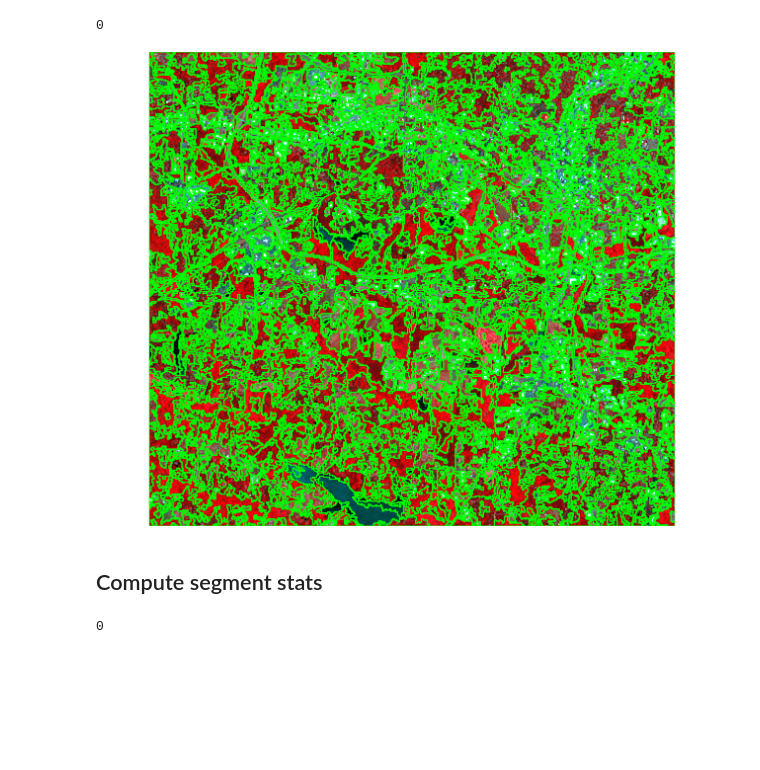
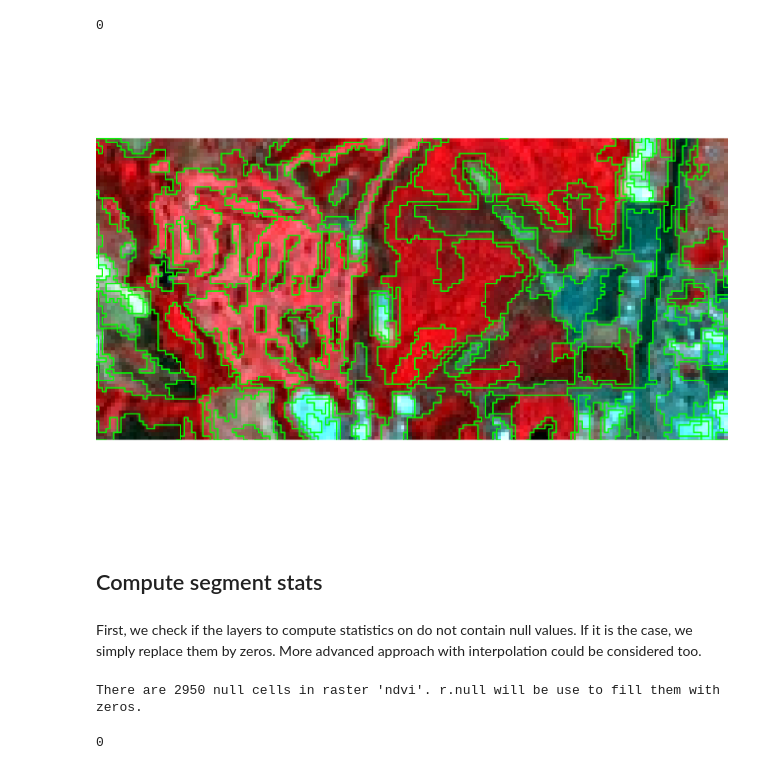
Before and after one commit to tgrippa/Demo_Docker_GRASS_R, a Jupyter notebook: JupyterNotebook/1_OBIA_processing.ipynb, the cells around one changed output. Cells and saved outputs as stored; diff of their text form; code cells hidden in the pictures; blank space fills up the shorter version.

```diff
--- a/JupyterNotebook/1_OBIA_processing.ipynb
+++ b/JupyterNotebook/1_OBIA_processing.ipynb
@@ -184,0 +220,11 @@ Image(filename="map.png")
+# %%
+# Apply histogram equalisation
+gscript.run_command('g.region', flags='d')
+gscript.run_command('i.colors.enhance', blue='lsat7_2002_10hpf', green='lsat7_2002_20hpf', red='lsat7_2002_30hpf')
+# Erase any display instance
+gscript.run_command('g.region', region='zoom2')
+gscript.run_command('d.erase')
+# Add the buffer layer to the display
+gscript.run_command('d.rgb', blue='lsat7_2002_10hpf', green='lsat7_2002_20hpf', red='lsat7_2002_30hpf')
+# Display
+Image(filename="map.png")
@@ -184,0 +233,11 @@ Image(filename="map.png")
+# %%
+# Apply histogram equalisation
+gscript.run_command('g.region', flags='d')
+gscript.run_command('i.colors.enhance', blue='lsat7_2002_10', green='lsat7_2002_20', red='lsat7_2002_30')
+# Erase any display instance
+gscript.run_command('g.region', region='zoom2')
+gscript.run_command('d.erase')
+# Add the buffer layer to the display
+gscript.run_command('d.rgb', blue='lsat7_2002_10', green='lsat7_2002_20', red='lsat7_2002_30')
+# Display
+Image(filename="map.png")
@@ -223,7 +277,7 @@ First, we will create a group of imagery for the segmentation. Two options are d
 # Create imagery group - Option A
 gscript.run_command('i.group',
                     group='vnir',
-                    input="lsat7_2002_10@PERMANENT,lsat7_2002_20@PERMANENT,lsat7_2002_30@PERMANENT,lsat7_2002_40@PERMANENT"
+                    input="lsat7_2002_10hpf,lsat7_2002_20hpf,lsat7_2002_30hpf,lsat7_2002_40hpf"
                    )
 # %% [output]
 0
@@ -248,7 +302,8 @@ gscript.run_command('g.remove', flags='f', type='group', name='vnir')
 **OPTION B: use the join() fonction of python list to create the content of the input parameter of i.group**
 # %%
 # Create imagery group - Option B
-gscript.run_command('i.group', group='vnir', input=','.join(landsat_bands[:4])) # Here, only the landsat bands are added to the group
+hpf_vnir = gscript.list_strings("rast", pattern="lsat7_2002_??hpf", mapset="user1")
+gscript.run_command('i.group', group='vnir', input=','.join(hpf_vnir[:4])) # Here, only the landsat bands are added to the group
 # %% [output]
 0
 # %% [markdown]
@@ -321,12 +377,15 @@ gscript.run_command('r.to.vect', input='segment', output='segment_vect', type='a
 # %% [output]
 0
 # %%
-gscript.run_command('g.region', flags='d')
+gscript.run_command('g.region', region='zoom1')
 gscript.run_command('d.erase')
-gscript.run_command('d.rgb', blue='lsat7_2002_20', green='lsat7_2002_30', red='lsat7_2002_40')
+gscript.run_command('i.colors.enhance', blue='lsat7_2002_20hpf', green='lsat7_2002_30hpf', red='lsat7_2002_40hpf')
+gscript.run_command('d.rgb', blue='lsat7_2002_20hpf', green='lsat7_2002_30hpf', red='lsat7_2002_40hpf')
 gscript.run_command('d.vect', map='segment_vect', color='0:255:0:255', fill_color='none', width='-1')
 Image(filename="map.png")
 # %% [output]
-[figure, old version]
+[figure, new version]
 # %% [markdown]
 ## Compute segment stats
+# %% [markdown]
+First, we check if the layers to compute statistics on do not contain null values. If it is the case, we simply replace them by zeros. More advanced approach with interpolation could be considered too.
@@ -333,2 +396,12 @@ Image(filename="map.png")
+# %%
+# Apply r.null only to raster actually having null values
+gscript.run_command('g.region', flags='d')
+for x in raster_list:
+    univar = gscript.parse_command('r.univar', flags='g', map=x)
+    if int(univar['null_cells'])>0:
+        print("There are %s null cells in raster '%s'. r.null will be use to fill them with zeros." %(univar['null_cells'],x))
+        gscript.run_command('r.null', map=x, null=0)
+# %% [output]
+There are 2950 null cells in raster 'ndvi'. r.null will be use to fill them with zeros.
 # %%
 # Compute segment statistics
```
Also changed, not shown: parts of 40 cells of this notebook, 1 other file.
